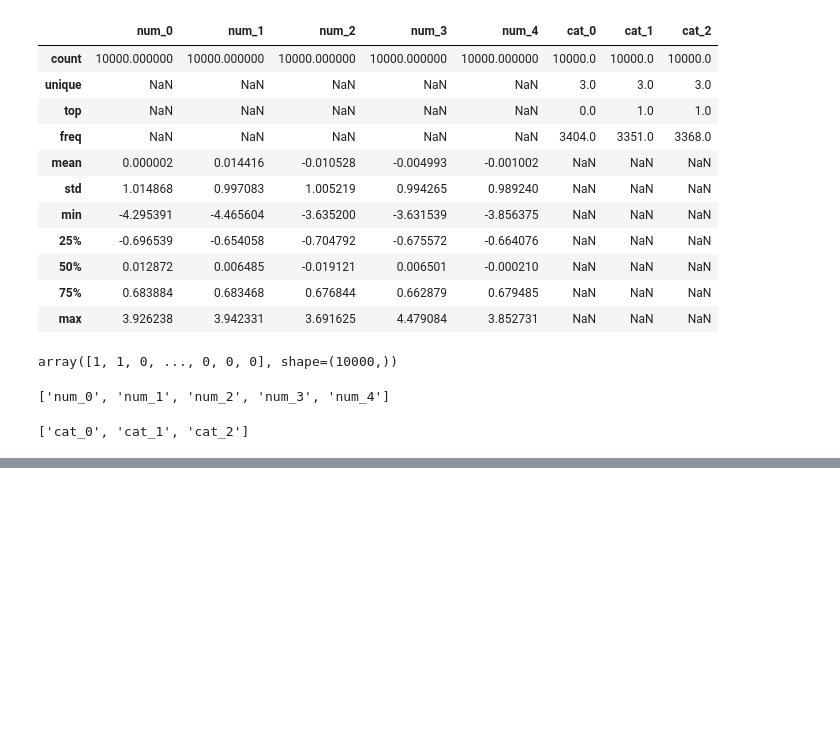
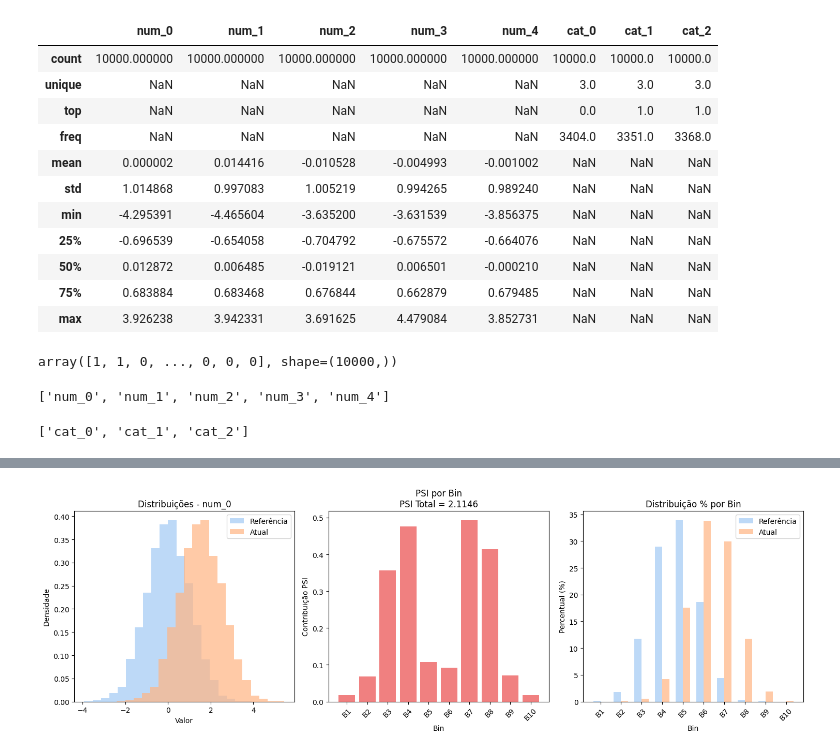
Before and after one commit to alexandressimoes/XDrift-Analyzer, a Jupyter notebook: examples/example_notebook.ipynb, the cells around one changed output, grey strips where cells are left out. Drawn from its saved outputs; the diff is of its cells as text; code cells hidden in the pictures; blank space fills up the shorter version.

```diff
--- a/examples/example_notebook.ipynb
+++ b/examples/example_notebook.ipynb
@@ -152,0 +571,77 @@ categorical_cols
+# %%
+# EXEMPLO PRÁTICO: Como usar PSI na prática
+print("🛠️ EXEMPLO PRÁTICO: USANDO PSI PARA DETECTAR DRIFT")
+print("=" * 60)
+
+# Criar dados de exemplo
+reference_data, _, num_cols, cat_cols = create_synthetic_data(5000, seed=42)
+print("✅ Dados de referência criados")
+
+# Simular drift em produção
+drifted_data, affected_features = induce_drift(reference_data.copy(), num_cols, cat_cols, 'mean_shift')
+print(f"⚠️ Drift induzido no tipo 'mean_shift' - Features afetadas: {affected_features}")
+
+# Calcular PSI para uma feature específica
+feature_to_analyze = affected_features[0]
+psi_value, psi_details = calculate_psi(
+    reference_data[feature_to_analyze],
+    drifted_data[feature_to_analyze],
+    bins=10,
+    return_details=True
+)
+
+print(f"\n📊 ANÁLISE PSI PARA FEATURE '{feature_to_analyze}':")
+print(f"   • PSI Value: {psi_value:.4f}")
+
+interpretation, color = interpret_psi(psi_value)
+print(f"   • Interpretação: {interpretation}")
+
+# Mostrar detalhes por bin
+print(f"\n📋 DETALHES POR BIN:")
+print(psi_details.round(4))
+
+# Criar visualização comparativa
+plt.figure(figsize=(15, 5))
+
+# Subplot 1: Distribuições
+plt.subplot(1, 3, 1)
+plt.hist(reference_data[feature_to_analyze], bins=20, alpha=0.7, label='Referência', density=True)
+plt.hist(drifted_data[feature_to_analyze], bins=20, alpha=0.7, label='Atual', density=True)
+plt.title(f'Distribuições - {feature_to_analyze}')
+plt.xlabel('Valor')
+plt.ylabel('Densidade')
+plt.legend()
+
+# Subplot 2: PSI por bin
+plt.subplot(1, 3, 2)
+bars = plt.bar(range(len(psi_details)), psi_details['PSI_Component'], color='lightcoral')
+plt.title(f'PSI por Bin\nPSI Total = {psi_value:.4f}')
+plt.xlabel('Bin')
+plt.ylabel('Contribuição PSI')
+plt.xticks(range(len(psi_details)), [f'B{i+1}' for i in range(len(psi_details))], rotation=45)
+
+# Subplot 3: Percentuais por bin
+plt.subplot(1, 3, 3)
+x = range(len(psi_details))
+width = 0.35
+plt.bar([i - width/2 for i in x], psi_details['Reference_%'], width, label='Referência', alpha=0.7)
+plt.bar([i + width/2 for i in x], psi_details['Current_%'], width, label='Atual', alpha=0.7)
+plt.title('Distribuição % por Bin')
+plt.xlabel('Bin')
+plt.ylabel('Percentual (%)')
+plt.xticks(x, [f'B{i+1}' for i in range(len(psi_details))], rotation=45)
+plt.legend()
+
+plt.tight_layout()
+plt.show()
+
+print(f"\n🎯 RESUMO DO EXEMPLO:")
+print("=" * 30)
+print("✅ PSI calculado com sucesso")
+print(f"📈 Valor PSI: {psi_value:.4f}")
+print(f"🏷️ Interpretação: {interpretation}")
+print("📊 Gráficos gerados mostrando:")
+print("   • Comparação das distribuições")
+print("   • Contribuição PSI por bin")
+print("   • Percentuais de cada bin")
+# %% [output]
@@ -152,0 +665 @@ categorical_cols
+[figure, added]
```
Also changed, not shown: parts of 16 cells of this notebook.
